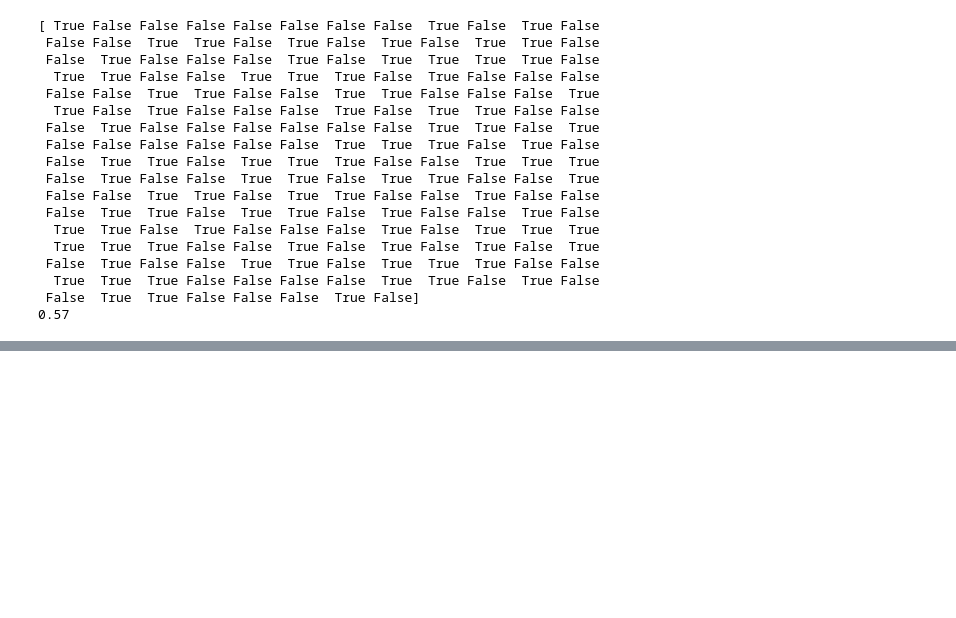
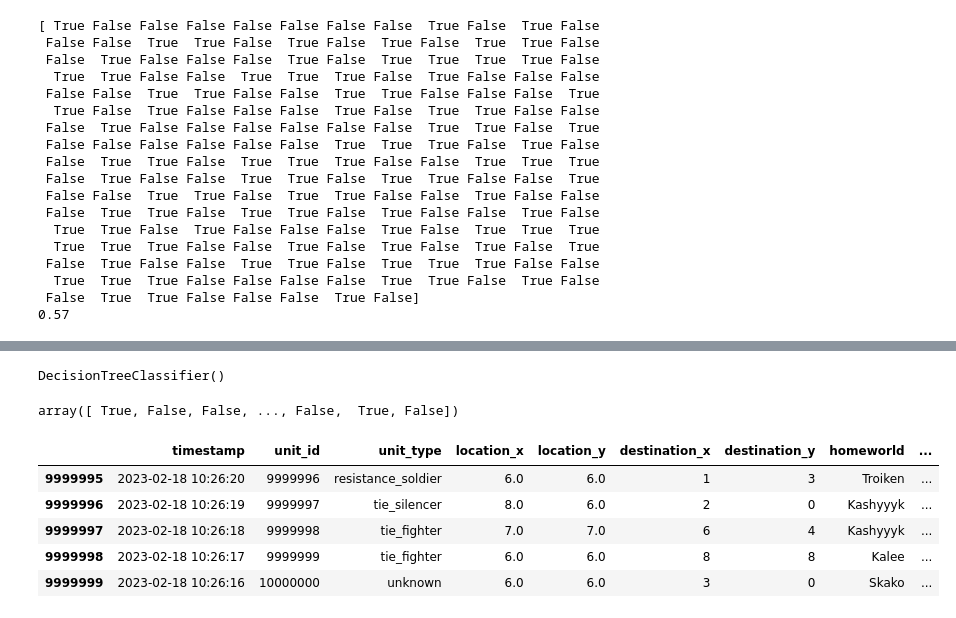
Before and after one commit to RomanCReed/guided_project_3, a Jupyter notebook: Guided-project-3.ipynb, the cells around one changed output, grey strips where cells are left out. Drawn from its saved outputs; the diff is of its cells as text; code cells hidden in the pictures; blank space fills up the shorter version.

```diff
--- a/Guided-project-3.ipynb
+++ b/Guided-project-3.ipynb
@@ -149,0 +181,3 @@ feature_importances
+# %%
+import pandas as pd
+clean_data = pd.read_parquet('troop_movements10m.parquet', engine = 'pyarrow')
@@ -149,0 +193,27 @@ feature_importances
+# %%
+troop_model = pd.read_pickle('trained_model.pkl')
+# %%
+troop_model
+# %% [output]
+DecisionTreeClassifier()
+# %%
+A = clean_data[['homeworld','unit_type']]
+A_encoded = pd.get_dummies(A)
+# b = df['is_resistance'].to_frame()
+
+# X_train, X_test, y_train, y_test = train_test_split(X_encoded, y, test_size=0.2, random_state=24)
+prediction = troop_model.predict(A_encoded)
+prediction
+# %% [output]
+array([ True, False, False, ..., False,  True, False])
+# %%
+clean_data = clean_data.assign(predictions=prediction)
+# %%
+clean_data.tail(5)
+# %% [output]
+|  | timestamp | unit_id | unit_type | location_x | location_y | destination_x | destination_y | homeworld | ... |
+| 9999995 | 2023-02-18 10:26:20 | 9999996 | resistance_soldier | 6.0 | 6.0 | 1 | 3 | Troiken | ... |
+| 9999996 | 2023-02-18 10:26:19 | 9999997 | tie_silencer | 8.0 | 6.0 | 2 | 0 | Kashyyyk | ... |
+| 9999997 | 2023-02-18 10:26:18 | 9999998 | tie_fighter | 7.0 | 7.0 | 6 | 4 | Kashyyyk | ... |
+| 9999998 | 2023-02-18 10:26:17 | 9999999 | tie_fighter | 6.0 | 6.0 | 8 | 8 | Kalee | ... |
+| 9999999 | 2023-02-18 10:26:16 | 10000000 | unknown | 6.0 | 6.0 | 3 | 0 | Skako | ... |
```
Also changed, not shown: parts of 11 cells of this notebook, 1 other file.
